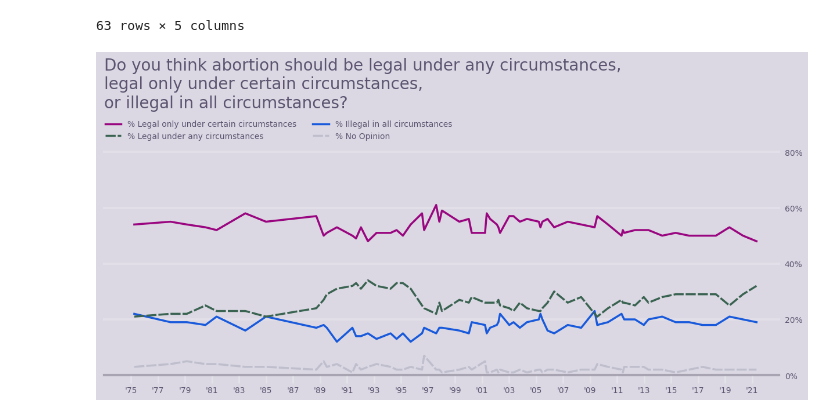
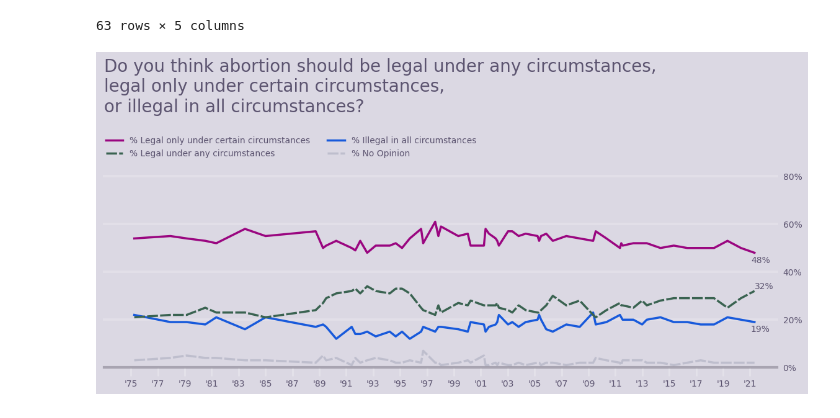
Before and after one commit to john-a-dixon/makeover-monday, a Jupyter notebook: Makeover Monday.ipynb, the cells around one changed output. Drawn from its saved outputs; the diff is of its cells as text; code cells hidden in the pictures.

Commit message:
Added what I needed to add, figured out why the spacing is off.

```diff
--- a/Makeover Monday.ipynb
+++ b/Makeover Monday.ipynb
@@ -52,9 +52,8 @@ df
 63 rows × 5 columns
 # %%
 # Create a figure of a specific size and change its background color
-plt.figure(figsize=(15, 5),
-           facecolor='#DBD8E3')
-
+fig = plt.figure(figsize=(14, 4),
+                 facecolor='#DBD8E3')
 
 # Get the axes object
 ax = plt.axes()
@@ -69,12 +68,10 @@ ax.spines['top'].set_visible(False)
 ax.spines['bottom'].set_color('#352F4455')
 ax.spines['bottom'].set_linewidth(3)
 
-
 # Add a title to the plot and format the title
 plt.title('Do you think abortion should be legal under any circumstances,\nlegal only under certain circumstances,\nor illegal in all circumstances?',
-          pad=55,
+          pad=75,
           loc='left',
-          x=0.0,
           color='#5C5470',
           fontsize=20)
 
@@ -90,7 +87,7 @@ sns.lineplot(data=df, x='Poll Date', y='Legal only under certain %', label='% Le
 plt.legend(ncols=2,
            frameon=False,
            loc='upper left',
-           bbox_to_anchor=(-0.009, 1.175),
+           bbox_to_anchor=(-0.009, 1.25),
            labelcolor='#5C5470',
            reverse=True)
 
@@ -104,32 +101,36 @@ plt.yticks(ticks=[0, 0.20, 0.40, 0.60, 0.80],
 
 # Make the y-axis ticks go on the right-size
 plt.tick_params(axis='y',
                 right=False,
                 left=False,
                 labelright=True,
                 labelleft=False)
 plt.tick_params(axis='x',
                 width='2',
                 length=10,
                 color='#FFFFFF44');
 
 
 # Set x-ticks, x-tick-labels and more
 plt.xlabel(None)
 earliest = pd.Timestamp(1973, 1, 1)
 latest = pd.Timestamp(2023, 1, 1)
 plt.xlim(earliest, latest)
 plt.xticks(ticks=[pd.Timestamp(x, 1, 1) for x in range(1975, 2022, 2)],
            labels=[f'\'{str(x)[-2:]}' for x in range(1975, 2022, 2)],
            color='#5C5470');
 
 # Apply the grid lines as specified
 # clip_on=False helps prevent the top most gridline from being cutoff
 # If off, it's width wont match all the other gridlines
 plt.grid(axis='y',
          color='#FFFFFF',
          alpha=0.2,
          clip_on=False,
-         linewidth=3);
+         linewidth=3)
+
+plt.text(s=f'{round(df["Legal only under certain %"][0] * 100)}%', x=pd.Timestamp(2021, 1, 28), y=0.44, color='#5C5470')
+plt.text(s=f'{round(df["Legal under any %"][0] * 100)}%', x=pd.Timestamp(2021, 5, 1), y=0.33, color='#5C5470')
+plt.text(s=f'{round(df["Illegal in all %"][0] * 100)}%', x=pd.Timestamp(2021, 1, 20), y=0.15, color='#5C5470');
 # %% [output]
-[figure, old version]
+[figure, new version]
```
